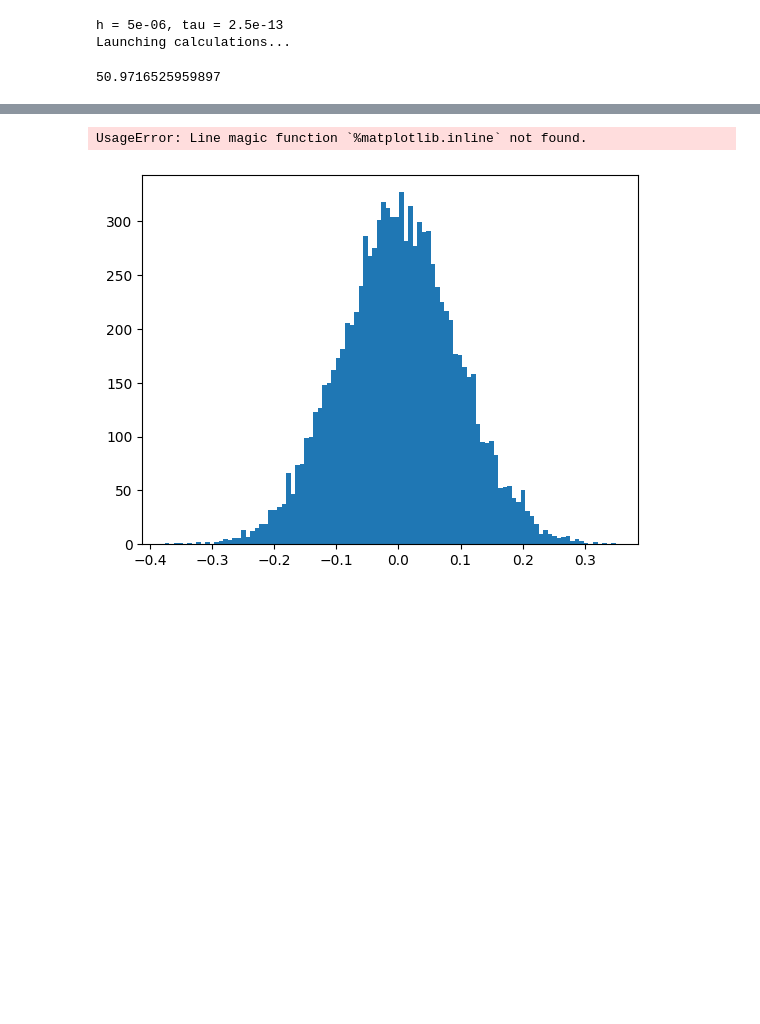
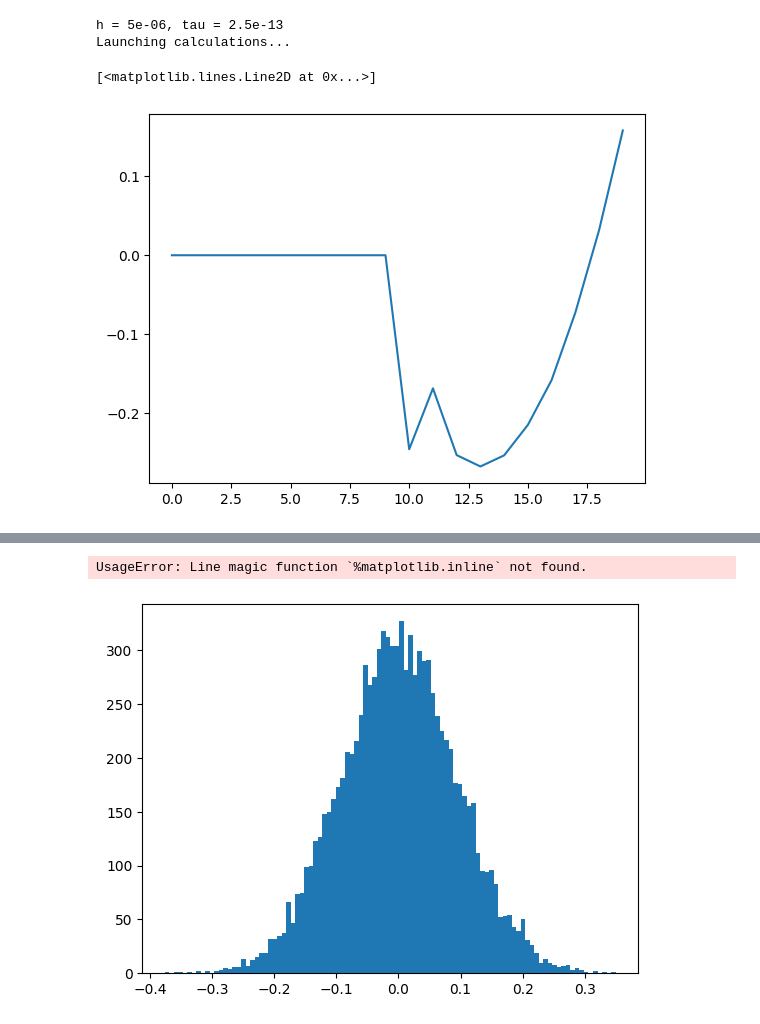
Before and after one commit to setupishe/PlasmaPython, a Jupyter notebook: runs/test35.ipynb, the cells around one changed output, grey strips where cells are left out. Drawn from its saved outputs; the diff is of its cells as text; code cells hidden in the pictures; blank space fills up the shorter version.

```diff
--- a/runs/test35.ipynb
+++ b/runs/test35.ipynb
@@ -123,10 +148,11 @@ for i, nodes, particles, walls in loop_over_states(calc_dict["filenames"]["syste
     e_distr.append(particles[0].v.copy())
     i_distr.append(particles[1].v.copy())
     phi_center.append(nodes.phi[500])
-# %%
-np.mean(phi_center[6000:])
-# %% [output]
-50.9716525959897
+# %%
+plt.plot(phi_over_time[600][190:210])
+# %% [output]
+[<matplotlib.lines.Line2D at 0x...>]
+[figure, added]
 # %%
 plt.plot(electrons_over_time)
 plt.plot(ions_over_time, color='r')
```
Also changed, not shown: parts of 7 cells of this notebook, 13 other files.
